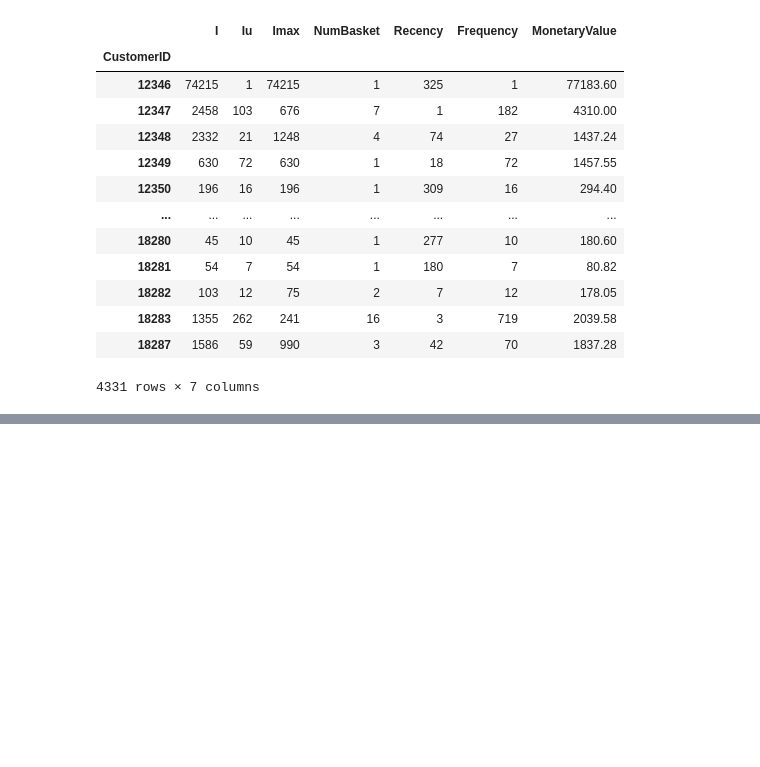
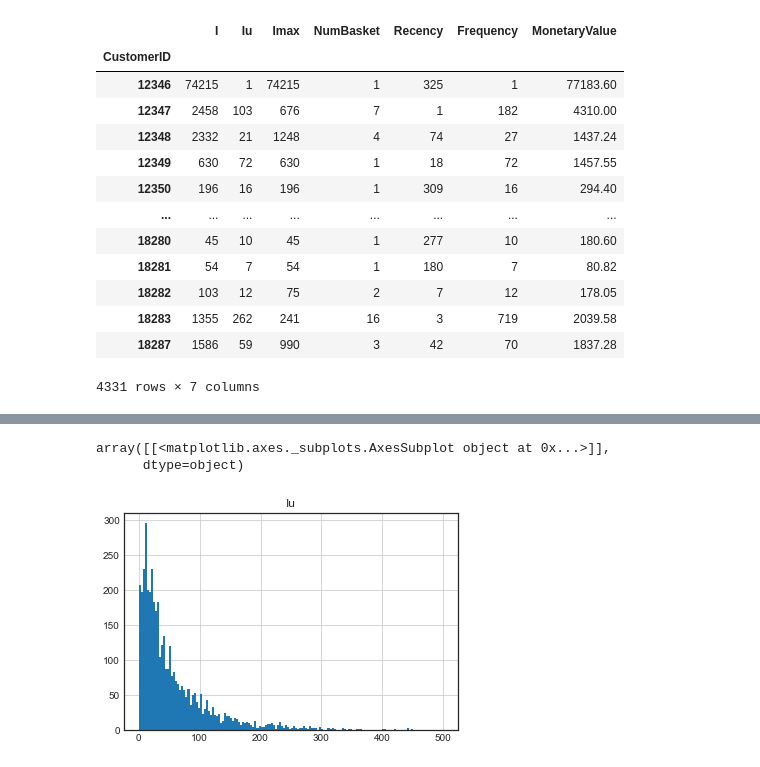
Before and after one commit to saramont/customer_supermarket_analysis, a Jupyter notebook: data_transformation.ipynb, the cells around one changed output, grey strips where cells are left out. Saved outputs shown, nothing was run; the diff lists cells and outputs as text; code cells hidden in the pictures; blank space fills up the shorter version.

```diff
--- a/data_transformation.ipynb
+++ b/data_transformation.ipynb
@@ -154,0 +150,6 @@ df_customer
+# %%
+df_customer.hist(column='Iu', bins=150, range=[0, 500])
+# %% [output]
+array([[<matplotlib.axes._subplots.AxesSubplot object at 0x...>]],
+      dtype=object)
+[figure, added]
```
Also changed, not shown: parts of 22 cells of this notebook.
